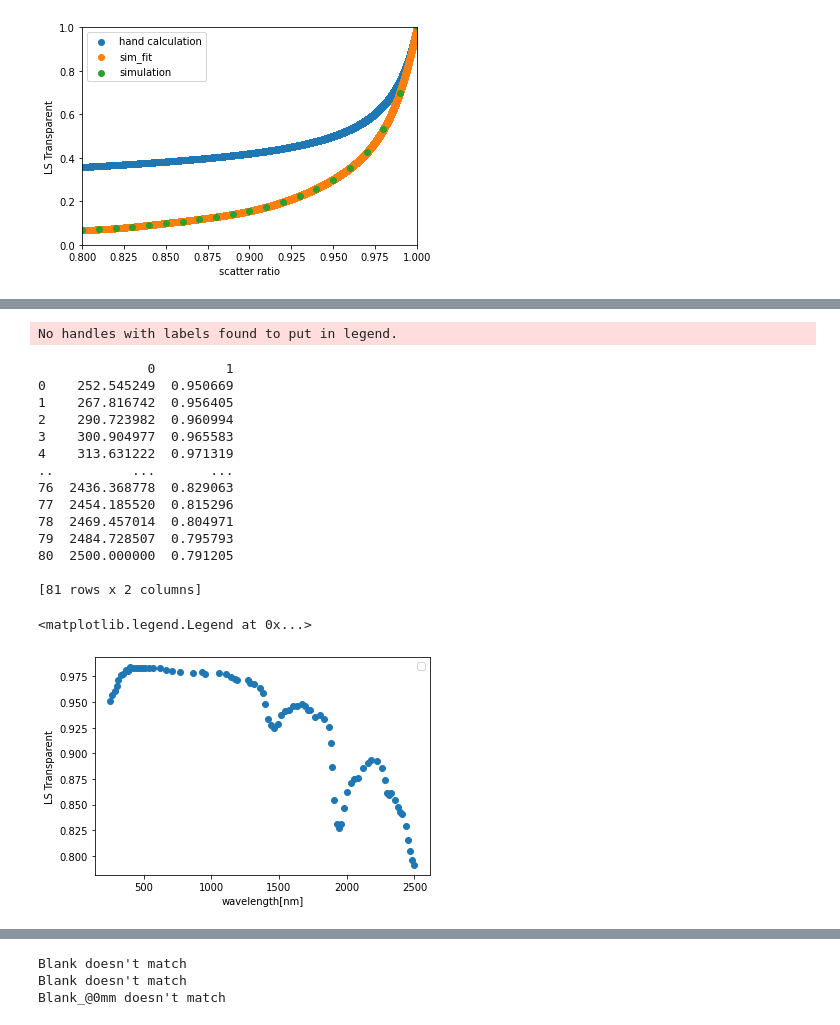
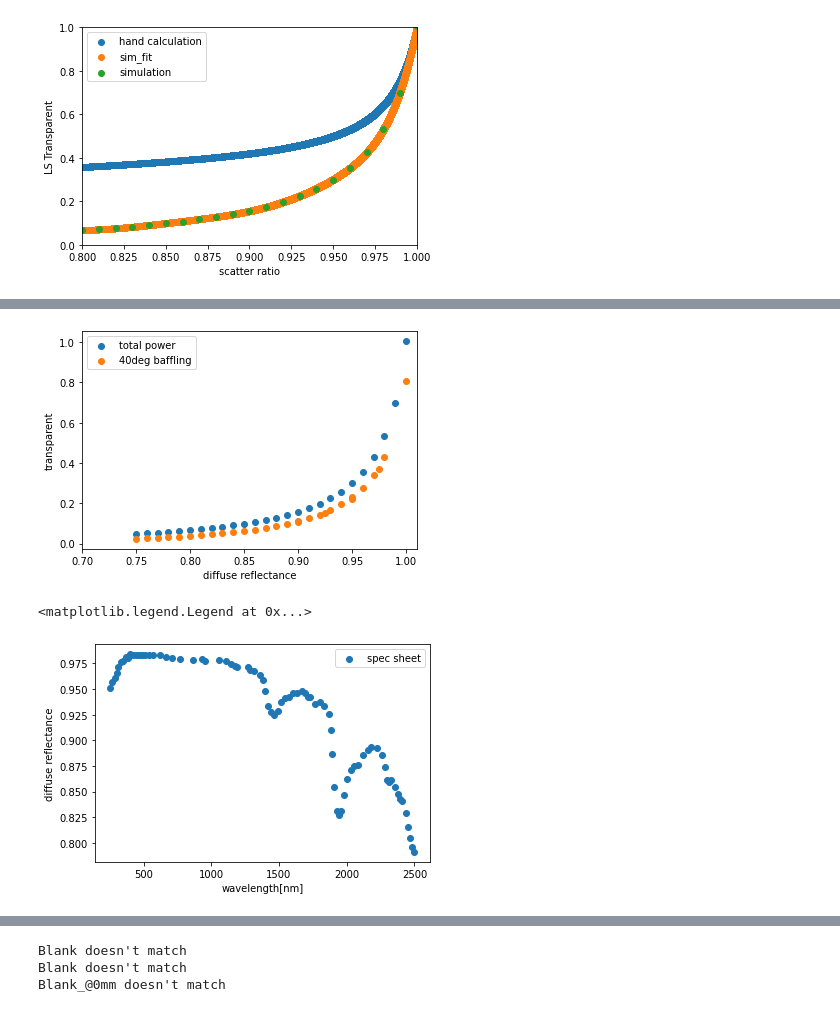
Before and after one commit to RH-REP/CIBER2, a Jupyter notebook: 11_NIR_CF.ipynb, the cells around one changed output, grey strips where cells are left out. Drawn from its saved outputs; the diff is of its cells as text; code cells hidden in the pictures.

Commit message:
window transparent, loading, fiber transparent, LS transparent

```diff
--- a/11_NIR_CF.ipynb
+++ b/11_NIR_CF.ipynb
@@ -189,30 +278,38 @@ ax.set_ylim(0,1)
+# %%
+excel_name = "./lib/LS_transmittance/LS_Transparent_simulation.xlsx"
+df = pd.read_excel(excel_name,sheet_name='Sheet1',engine='openpyxl')
+
+x_total = df['Scattering_total']
+y_total = df['Transparent_total']
+
+x_40deg = df['Scattering_40deg'][:29]
+y_40deg = df['Transparent_40deg'][:29]
+
+param = np.polyfit(x_40deg, y_40deg,8)
+fn = np.poly1d(param)
+x_fit = np.arange(0.7,1,step=0.001)
+
+
+plt.scatter(x_total,y_total,label = "total power")
+plt.scatter(x_40deg,y_40deg,label = "40deg baffling")
+plt.legend()
+plt.xlabel('diffuse reflectance')
+plt.ylabel('transparent')
+plt.xlim(0.7,1.01)
+# plt.savefig('./csv/transparent_from_simulation')
+plt.show()
+# %% [output]
+[figure, added]
 # %%
 df = pd.read_csv('./lib/LS_transmittance/spectraflect.csv',header=None)
-print(df)
 spectralon_wave = df[0]
 spectralon_ref = df[1]
 
 fig,ax = plt.subplots()
-ax.scatter(spectralon_wave,spectralon_ref)
+ax.scatter(spectralon_wave,spectralon_ref,label="spec sheet")
 ax.set_xlabel("wavelength[nm]")
-ax.set_ylabel("LS Transparent")
+ax.set_ylabel("diffuse reflectance")
 ax.legend()
-# ax.set_xlim(0.9,1)
 # %% [output]
-No handles with labels found to put in legend.
+<matplotlib.legend.Legend at 0x...>
-              0         1
-0    252.545249  0.950669
-1    267.816742  0.956405
-2    290.723982  0.960994
-3    300.904977  0.965583
-4    313.631222  0.971319
-..          ...       ...
-76  2436.368778  0.829063
-77  2454.185520  0.815296
-78  2469.457014  0.804971
-79  2484.728507  0.795793
-80  2500.000000  0.791205
-
-[81 rows x 2 columns]
-<matplotlib.legend.Legend at 0x...>
-[figure, old version]
+[figure, new version]
```
Also changed, not shown: parts of 50 cells of this notebook, 34 other files.
